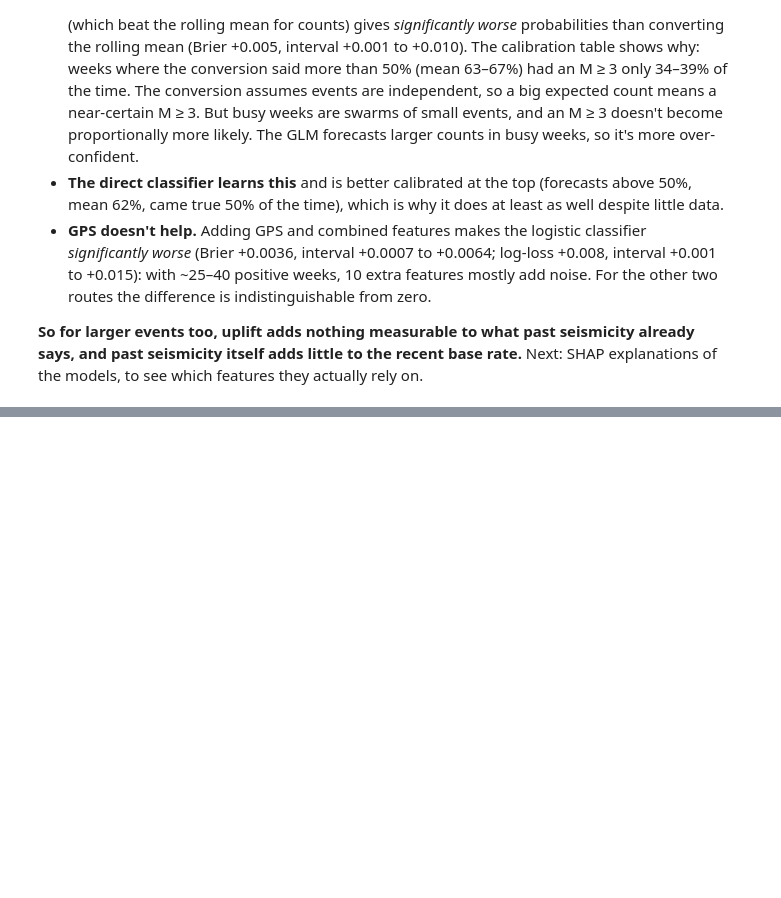
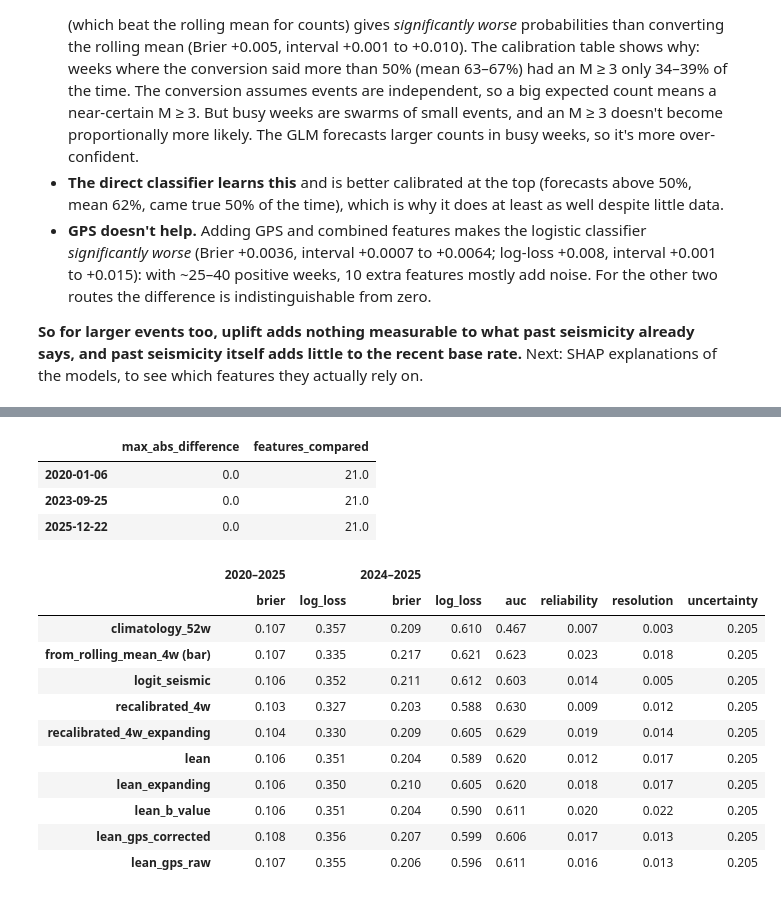
Before and after one commit to PatrickBolton/flegrei-seismicity, a Jupyter notebook: notebooks/04_models.ipynb, the cells around one changed output, grey strips where cells are left out. Saved outputs shown, nothing was run; the diff lists cells and outputs as text; code cells hidden in the pictures; blank space fills up the shorter version.

```diff
--- a/notebooks/04_models.ipynb
+++ b/notebooks/04_models.ipynb
@@ -483,0 +493,11 @@ pd.concat({name: calibration_table(test["has_large"][late], prob_forecasts[name]
+# %%
+from src.evaluation import ranking_scores
+
+late = test.index >= "2024-01-01"
+single_features = {f"feature: {f}": test[f] * (-1 if f == "weeks_since_large" else 1)
+                   for f in ["log_mean_4w", "log_count_m2_4w", "weeks_since_large", "rate_rite_28d", "rate_rite_90d", "delta_rite"]}
+section4 = {n: prob_forecasts[n] for n in ["climatology_52w", "from_rolling_mean_4w", "logit_seismic", "logit_all"]}
+pd.concat({
+    "AUC 2020–2025": ranking_scores(test["has_large"], {**section4, **single_features})["auc"],
+    "AUC 2024–2025": ranking_scores(test["has_large"][late], {n: p[late] for n, p in {**section4, **single_features}.items()})["auc"],
+}, axis=1).round(3)
@@ -483,0 +540,48 @@ pd.concat({name: calibration_table(test["has_large"][late], prob_forecasts[name]
+# %%
+from src.baselines import make_from_count
+from src.features import EXTRA_FEATURES
+
+check_no_lookahead(events, gps, "2005-01-03", "2025-12-28", ["2020-01-06", "2023-09-25", "2025-12-22"], full=table)
+# %% [output]
+|  | max_abs_difference | features_compared |
+| 2020-01-06 | 0.0 | 21.0 |
+| 2023-09-25 | 0.0 | 21.0 |
+| 2025-12-22 | 0.0 | 21.0 |
+# %%
+bar = make_from_count(make_rolling_mean(4))
+lean = ["log_mean_4w", "log_count_m2_4w"]
+specs = {
+    "recalibrated_4w": dict(features=["log_mean_4w"], window_weeks=156, fallback=bar),
+    "recalibrated_4w_expanding": dict(features=["log_mean_4w"], window_weeks=None, fallback=bar),
+    "lean": dict(features=lean, window_weeks=156),
+    "lean_expanding": dict(features=lean, window_weeks=None),
+    "lean_b_value": dict(features=lean + ["b_value_26w"], window_weeks=156),
+    "lean_gps_corrected": dict(features=lean + ["rate_rite_minus_far_28d"], window_weeks=156),
+    "lean_gps_raw": dict(features=lean + ["rate_rite_28d"], window_weeks=156),
+}
+improved = {}
+for name, s in specs.items():
+    f = make_classifier_forecaster(s["features"], name, "logistic", window_weeks=s["window_weeks"], C=1.0,
+                                   fallback=s.get("fallback"))
+    improved[name] = walk_forward(table, f, TEST_START, TEST_END)
+compare = {"climatology_52w": prob_forecasts["climatology_52w"], "from_rolling_mean_4w (bar)": prob_forecasts["from_rolling_mean_4w"],
+           "logit_seismic": prob_forecasts["logit_seismic"], **improved}
+
+pd.concat({
+    "2020–2025": probability_scores(test["has_large"], compare)[["brier", "log_loss"]],
+    "2024–2025": pd.concat([probability_scores(test["has_large"][late], {n: p[late] for n, p in compare.items()})[["brier", "log_loss"]],
+                            ranking_scores(test["has_large"][late], {n: p[late] for n, p in compare.items()})], axis=1),
+}, axis=1).round(3)
+# %% [output]
+|  | 2020–2025 |  | 2024–2025 |  |  |  |  |  |
+|  | brier | log_loss | brier | log_loss | auc | reliability | resolution | uncertainty |
+| climatology_52w | 0.107 | 0.357 | 0.209 | 0.610 | 0.467 | 0.007 | 0.003 | 0.205 |
+| from_rolling_mean_4w (bar) | 0.107 | 0.335 | 0.217 | 0.621 | 0.623 | 0.023 | 0.018 | 0.205 |
+| logit_seismic | 0.106 | 0.352 | 0.211 | 0.612 | 0.603 | 0.014 | 0.005 | 0.205 |
+| recalibrated_4w | 0.103 | 0.327 | 0.203 | 0.588 | 0.630 | 0.009 | 0.012 | 0.205 |
+| recalibrated_4w_expanding | 0.104 | 0.330 | 0.209 | 0.605 | 0.629 | 0.019 | 0.014 | 0.205 |
+| lean | 0.106 | 0.351 | 0.204 | 0.589 | 0.620 | 0.012 | 0.017 | 0.205 |
+| lean_expanding | 0.106 | 0.350 | 0.210 | 0.605 | 0.620 | 0.018 | 0.017 | 0.205 |
+| lean_b_value | 0.106 | 0.351 | 0.204 | 0.590 | 0.611 | 0.020 | 0.022 | 0.205 |
+| lean_gps_corrected | 0.108 | 0.356 | 0.207 | 0.599 | 0.606 | 0.017 | 0.013 | 0.205 |
+| lean_gps_raw | 0.107 | 0.355 | 0.206 | 0.596 | 0.611 | 0.016 | 0.013 | 0.205 |
```
Also changed, not shown: parts of 8 cells of this notebook, 3 other files.
